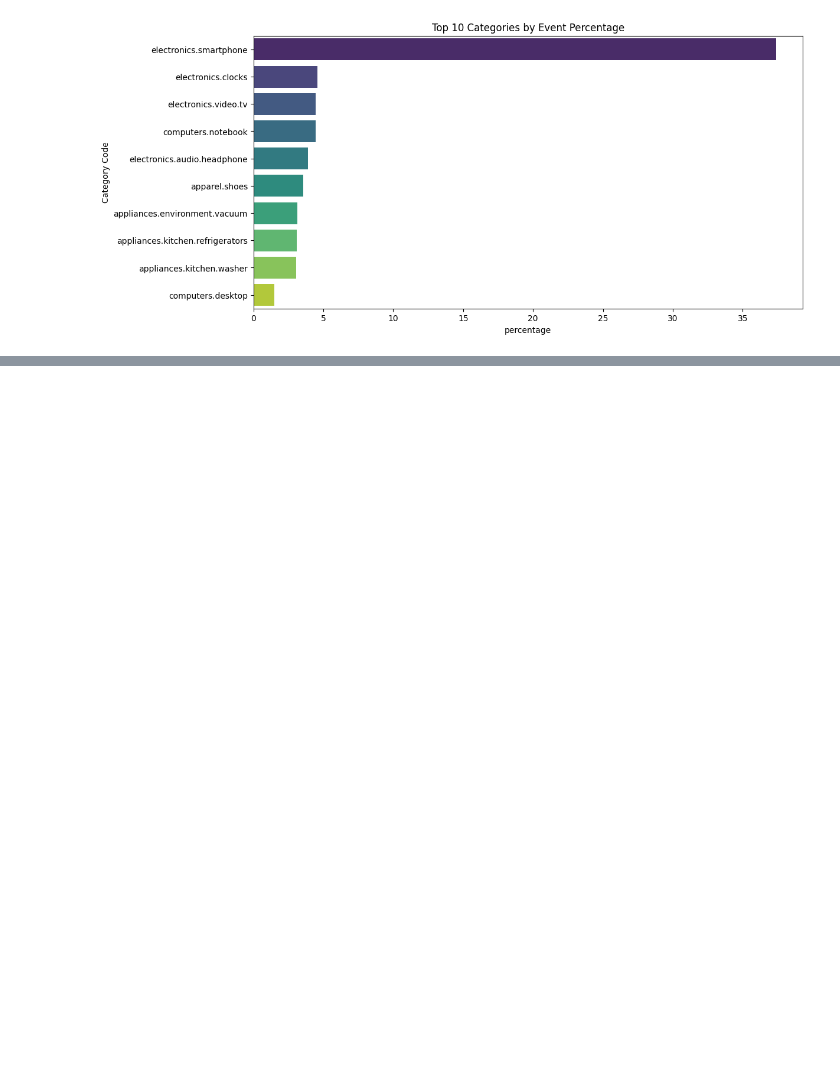
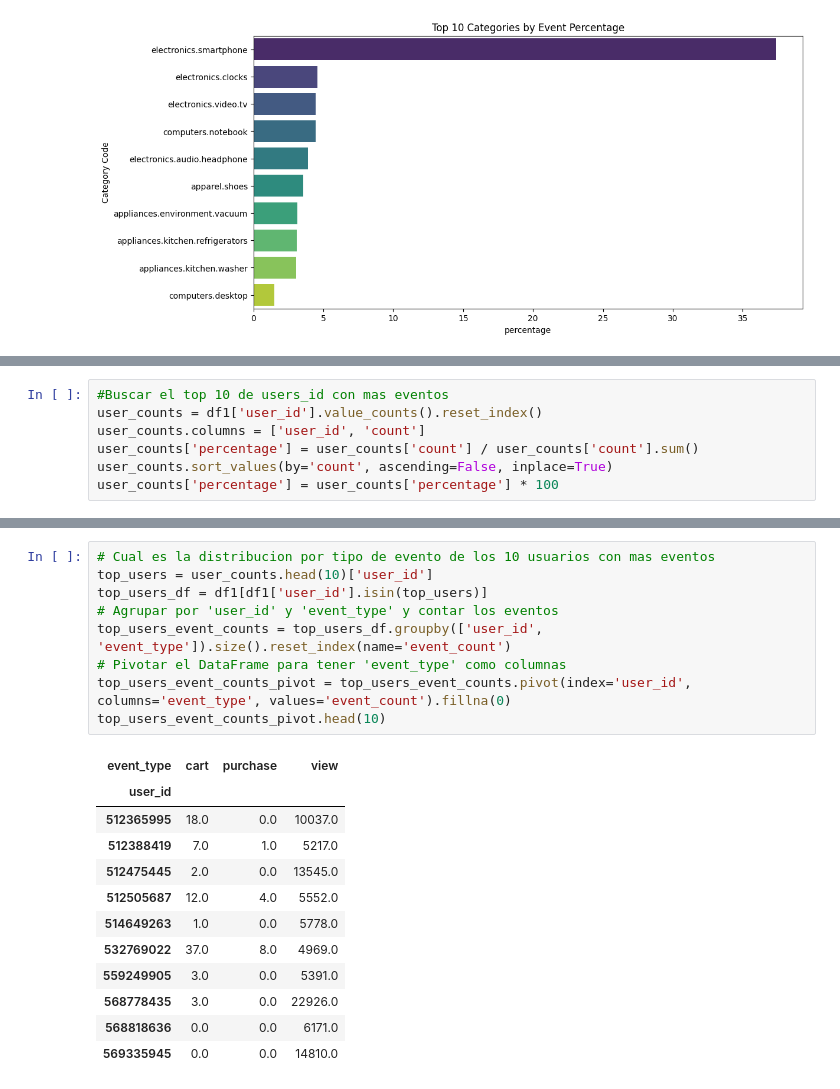
Before and after one commit to Jluisfeltrer/ecmn_cloud, a Jupyter notebook: cuadernos/C1.ipynb, the cells around one changed output, grey strips where cells are left out. Drawn from its saved outputs; the diff is of its cells as text; blank space fills up the shorter version.

```diff
--- a/cuadernos/C1.ipynb
+++ b/cuadernos/C1.ipynb
@@ -213,0 +208,7 @@ top_users_event_counts.columns = ['event_type', 'percentage']
+# %%
+#Buscar el top 10 de users_id con mas eventos
+user_counts = df1['user_id'].value_counts().reset_index()
+user_counts.columns = ['user_id', 'count']
+user_counts['percentage'] = user_counts['count'] / user_counts['count'].sum()
+user_counts.sort_values(by='count', ascending=False, inplace=True)
+user_counts['percentage'] = user_counts['percentage'] * 100
@@ -213,0 +229,22 @@ top_users_event_counts.columns = ['event_type', 'percentage']
+# %%
+# Cual es la distribucion por tipo de evento de los 10 usuarios con mas eventos
+top_users = user_counts.head(10)['user_id']
+top_users_df = df1[df1['user_id'].isin(top_users)]
+# Agrupar por 'user_id' y 'event_type' y contar los eventos
+top_users_event_counts = top_users_df.groupby(['user_id', 'event_type']).size().reset_index(name='event_count')
+# Pivotar el DataFrame para tener 'event_type' como columnas
+top_users_event_counts_pivot = top_users_event_counts.pivot(index='user_id', columns='event_type', values='event_count').fillna(0)
+top_users_event_counts_pivot.head(10)
+# %% [output]
+| event_type | cart | purchase | view |
+| user_id |  |  |  |
+| 512365995 | 18.0 | 0.0 | 10037.0 |
+| 512388419 | 7.0 | 1.0 | 5217.0 |
+| 512475445 | 2.0 | 0.0 | 13545.0 |
+| 512505687 | 12.0 | 4.0 | 5552.0 |
+| 514649263 | 1.0 | 0.0 | 5778.0 |
+| 532769022 | 37.0 | 8.0 | 4969.0 |
+| 559249905 | 3.0 | 0.0 | 5391.0 |
+| 568778435 | 3.0 | 0.0 | 22926.0 |
+| 568818636 | 0.0 | 0.0 | 6171.0 |
+| 569335945 | 0.0 | 0.0 | 14810.0 |
```
Also changed, not shown: parts of 5 cells of this notebook.
